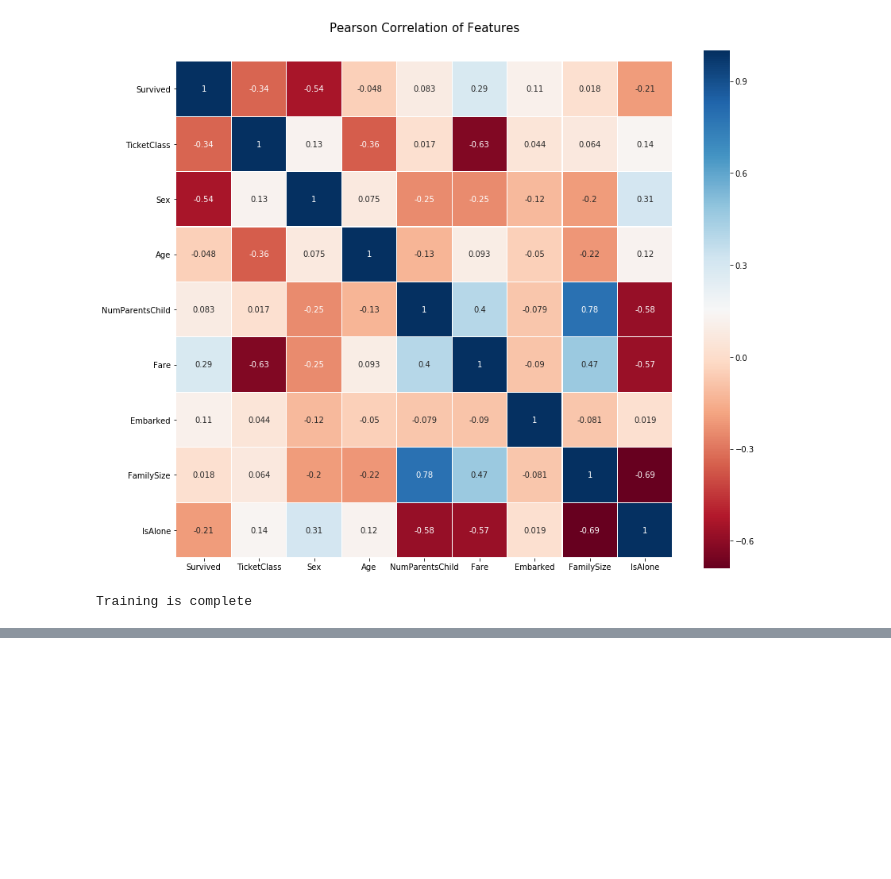
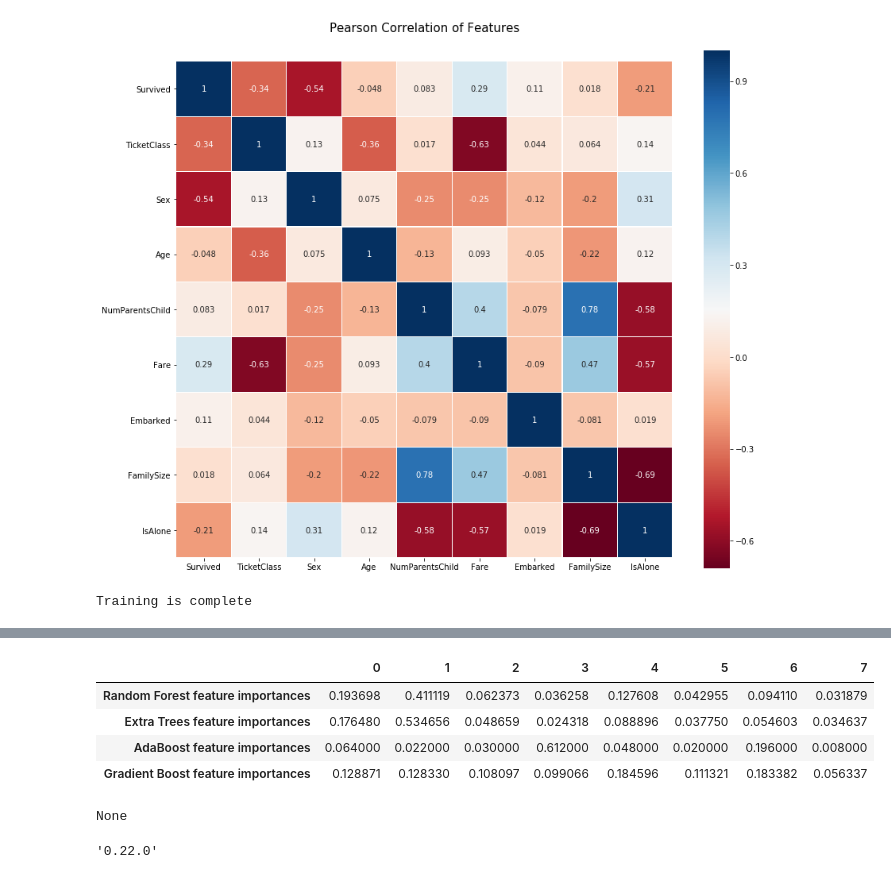
Before and after one commit to pengnam/kaggle-titanic, a Jupyter notebook: titanic.ipynb, the cells around one changed output, grey strips where cells are left out. Drawn from its saved outputs; the diff is of its cells as text; code cells hidden in the pictures; blank space fills up the shorter version.

Commit message:
feat(feature importances)

```diff
--- a/titanic.ipynb
+++ b/titanic.ipynb
@@ -210,7 +210,7 @@ class SklearnHelper:
     def fit(self, x, y):
         return self.clf.fit(x,y)
     def feature_importances(self, x, y):
-        print(self.clf.fit(x,y).feature_importances_)
+        return self.clf.fit(x,y).feature_importances_
 # %%
 def get_oof(clf, x_train, y_train, x_test):
     oof_train = np.zeros((n_train,))
@@ -305,0 +300,32 @@ Training is complete
+# %%
+et_features = et.feature_importances(x_train, y_train)
+rf_features = rf.feature_importances(x_train, y_train)
+ada_features = ada.feature_importances(x_train, y_train)
+gb_features = gb.feature_importances(x_train, y_train)
+# %%
+cols = train.columns.values
+# Create a dataframe with features
+feature_dataframe = pd.DataFrame.from_dict( {
+     'Random Forest feature importances': rf_features,
+     'Extra Trees  feature importances': et_features,
+      'AdaBoost feature importances': ada_features,
+    'Gradient Boost feature importances': gb_features
+    }, orient='index')
+# %%
+feature_dataframe
+
+#feature_dataframe.plot(type='scatter')
+# %% [output]
+|  | 0 | 1 | 2 | 3 | 4 | 5 | 6 | 7 |
+| Random Forest feature importances | 0.193698 | 0.411119 | 0.062373 | 0.036258 | 0.127608 | 0.042955 | 0.094110 | 0.031879 |
+| Extra Trees feature importances | 0.176480 | 0.534656 | 0.048659 | 0.024318 | 0.088896 | 0.037750 | 0.054603 | 0.034637 |
+| AdaBoost feature importances | 0.064000 | 0.022000 | 0.030000 | 0.612000 | 0.048000 | 0.020000 | 0.196000 | 0.008000 |
+| Gradient Boost feature importances | 0.128871 | 0.128330 | 0.108097 | 0.099066 | 0.184596 | 0.111321 | 0.183382 | 0.056337 |
+# %%
+print(et_features)
+# %% [output]
+None
+# %%
+pd.__version__
+# %% [output]
+'0.22.0'
```
Also changed, not shown: parts of 1 cell of this notebook.
